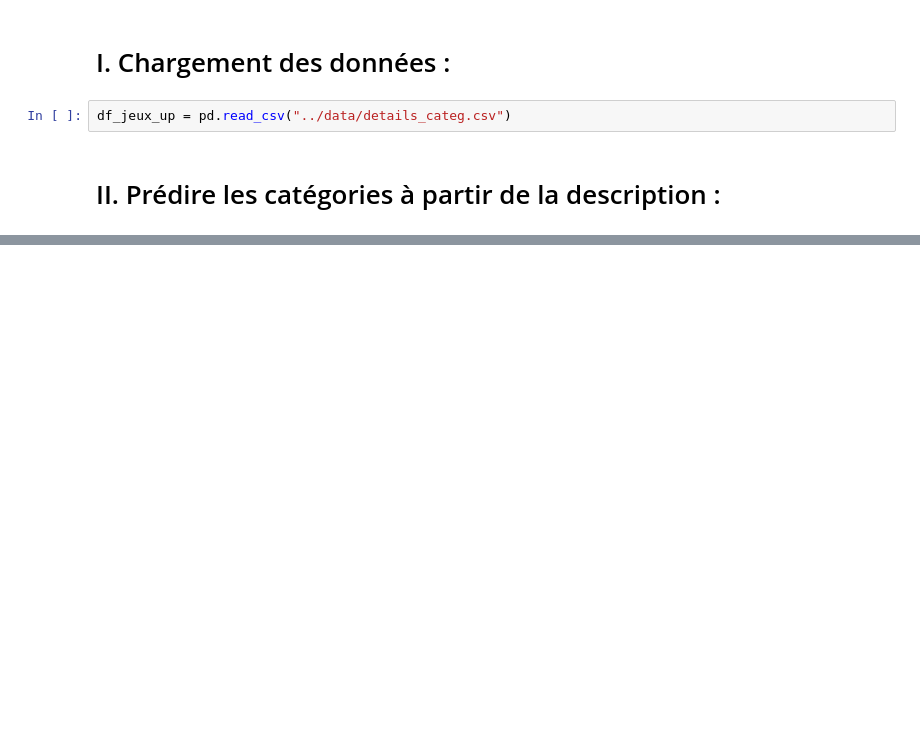
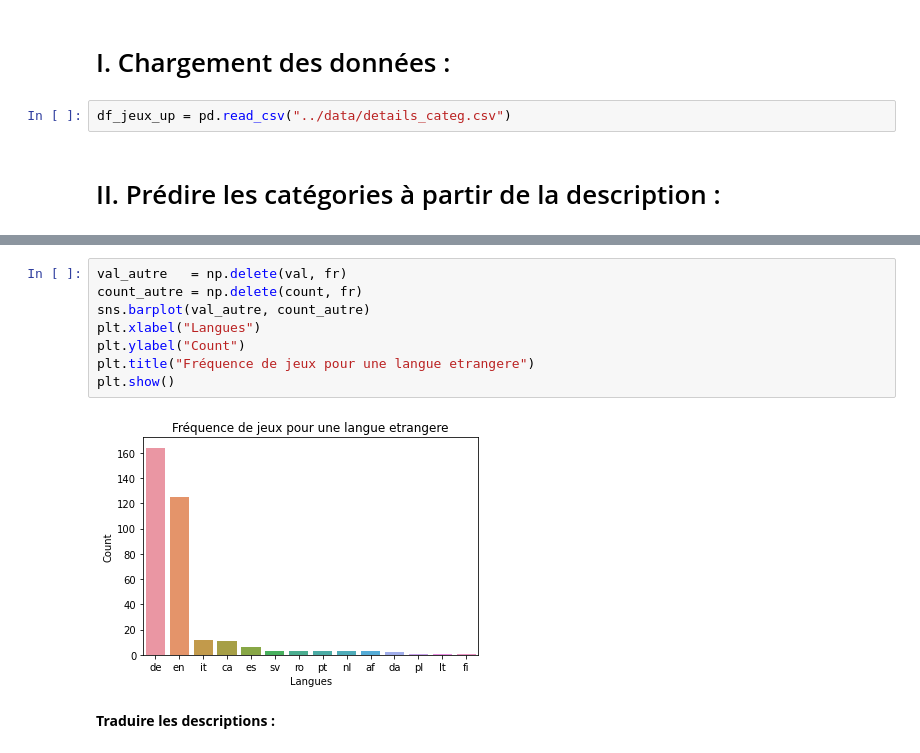
Before and after one commit to Amayas29/review-analysis, a Jupyter notebook: src/categories_classification.ipynb, the cells around one changed output, grey strips where cells are left out. Drawn from its saved outputs; the diff is of its cells as text; blank space fills up the shorter version.

```diff
--- a/src/categories_classification.ipynb
+++ b/src/categories_classification.ipynb
@@ -16,0 +114,12 @@ df_jeux_up = pd.read_csv("../data/details_categ.csv")
+# %%
+val_autre   = np.delete(val, fr)
+count_autre = np.delete(count, fr)
+sns.barplot(val_autre, count_autre)
+plt.xlabel("Langues")
+plt.ylabel("Count")
+plt.title("Fréquence de jeux pour une langue etrangere")
+plt.show()
+# %% [output]
+[figure, added]
+# %% [markdown]
+**Traduire les descriptions :**
```
Also changed, not shown: parts of 27 cells of this notebook, 1 other file.
